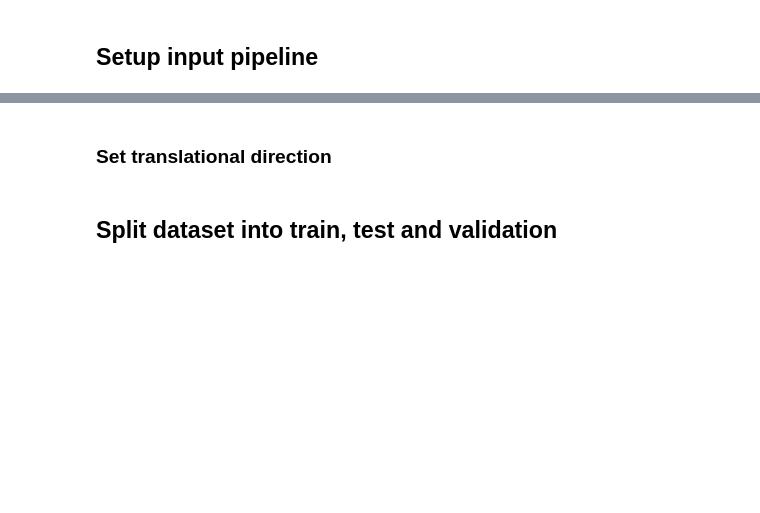
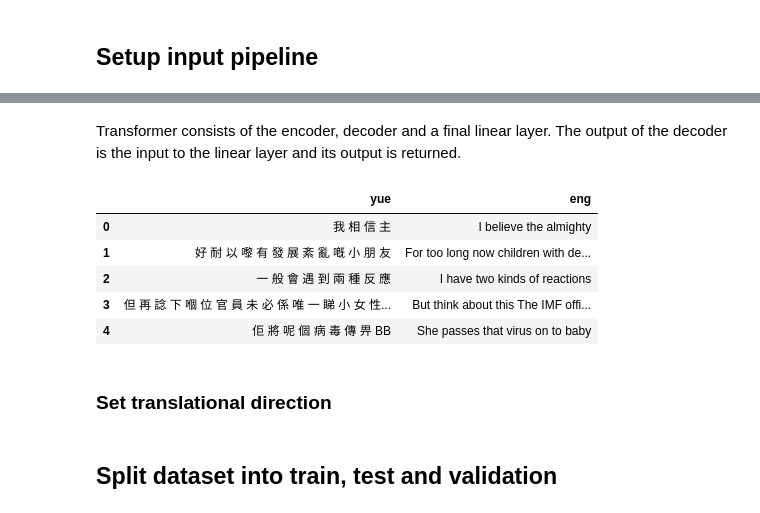
Before and after one commit to hey0wing/Machine-Translation-models-for-Cantonese-English-pair, a Jupyter notebook: Transformer_Char.ipynb, the cells around one changed output, grey strips where cells are left out. Drawn from its saved outputs; the diff is of its cells as text; code cells hidden in the pictures; blank space fills up the shorter version.

```diff
--- a/Transformer_Char.ipynb
+++ b/Transformer_Char.ipynb
@@ -64,3 +57,23 @@ df.head()
+# %% [markdown]
+Transformer consists of the encoder, decoder and a final linear layer. The output of the decoder is the input to the linear layer and its output is returned.
+# %%
+import regex as re
+def spliteKeyWord(str):
+    regex = r"[\u4e00-\ufaff]|[0-9]+|[a-zA-Z]+\'*[a-z]*"
+    matches = re.findall(regex, str, re.UNICODE)
+    return ' '.join(matches)
+
+if YueChar:
+    df['yue'] = df['yue'].apply(lambda x: spliteKeyWord(x))
+    df_test['yue'] = df_test['yue'].apply(lambda x: spliteKeyWord(x))
+df_test.head()
+# %% [output]
+|  | yue | eng |
+| 0 | 我 相 信 主 | I believe the almighty |
+| 1 | 好 耐 以 嚟 有 發 展 紊 亂 嘅 小 朋 友 | For too long now children with de... |
+| 2 | 一 般 會 遇 到 兩 種 反 應 | I have two kinds of reactions |
+| 3 | 但 再 諗 下 嗰 位 官 員 未 必 係 唯 一 睇 小 女 性... | But think about this The IMF offi... |
+| 4 | 佢 將 呢 個 病 毒 傳 畀 BB | She passes that virus on to baby |
 # %% [markdown]
 ### Set translational direction
 # %%
```
Also changed, not shown: parts of 44 cells of this notebook, 7 other files.
